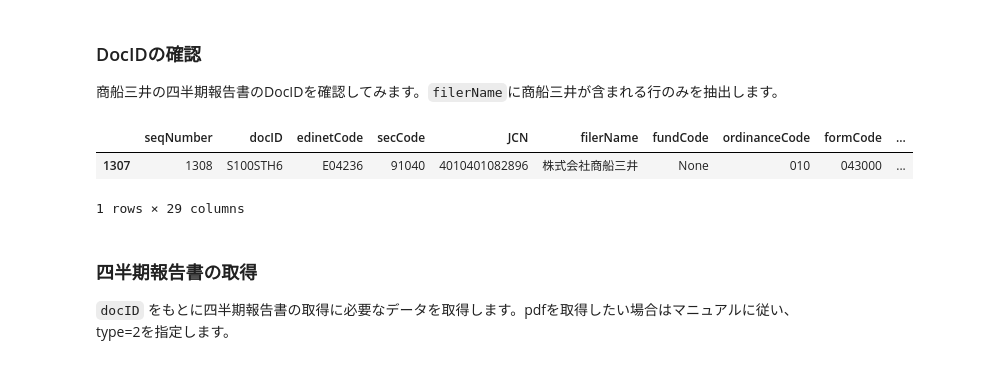
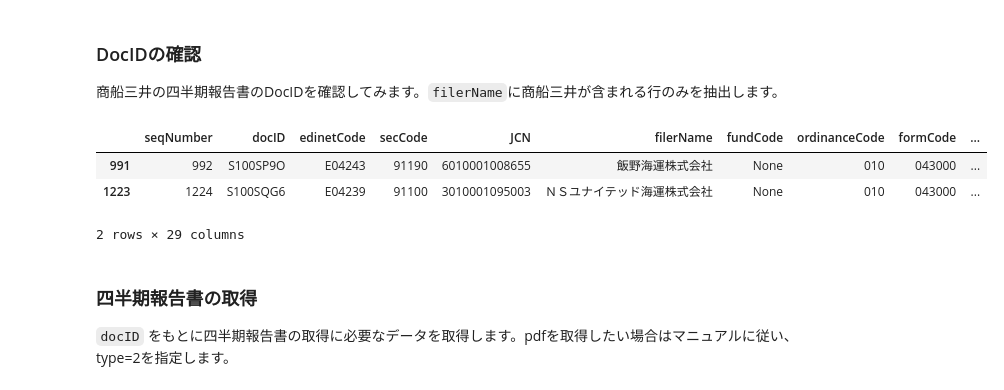
Before and after one commit to nanjakorewa/kdm-notebooks, a Jupyter notebook: finance/misc/edinet.ipynb, the cells around one changed output. Saved outputs shown, nothing was run; the diff lists cells and outputs as text; code cells hidden in the pictures.

```diff
--- a/finance/misc/edinet.ipynb
+++ b/finance/misc/edinet.ipynb
@@ -45,11 +45,12 @@ sd_df.head()
 ### DocIDの確認
 商船三井の四半期報告書のDocIDを確認してみます。`filerName`に商船三井が含まれる行のみを抽出します。
 # %%
-sd_df[sd_df.filerName.str.contains("商船三井")]
+sd_df[sd_df.filerName.str.contains("海運")]
 # %% [output]
 |  | seqNumber | docID | edinetCode | secCode | JCN | filerName | fundCode | ordinanceCode | formCode | ... |
-| 1307 | 1308 | S100STH6 | E04236 | 91040 | 4010401082896 | 株式会社商船三井 | None | 010 | 043000 | ... |
+| 991 | 992 | S100SP9O | E04243 | 91190 | 6010001008655 | 飯野海運株式会社 | None | 010 | 043000 | ... |
+| 1223 | 1224 | S100SQG6 | E04239 | 91100 | 3010001095003 | ＮＳユナイテッド海運株式会社 | None | 010 | 043000 | ... |
-1 rows × 29 columns
+2 rows × 29 columns
 # %% [markdown]
 ### 四半期報告書の取得
 
```
Also changed, not shown: 4 other files.
